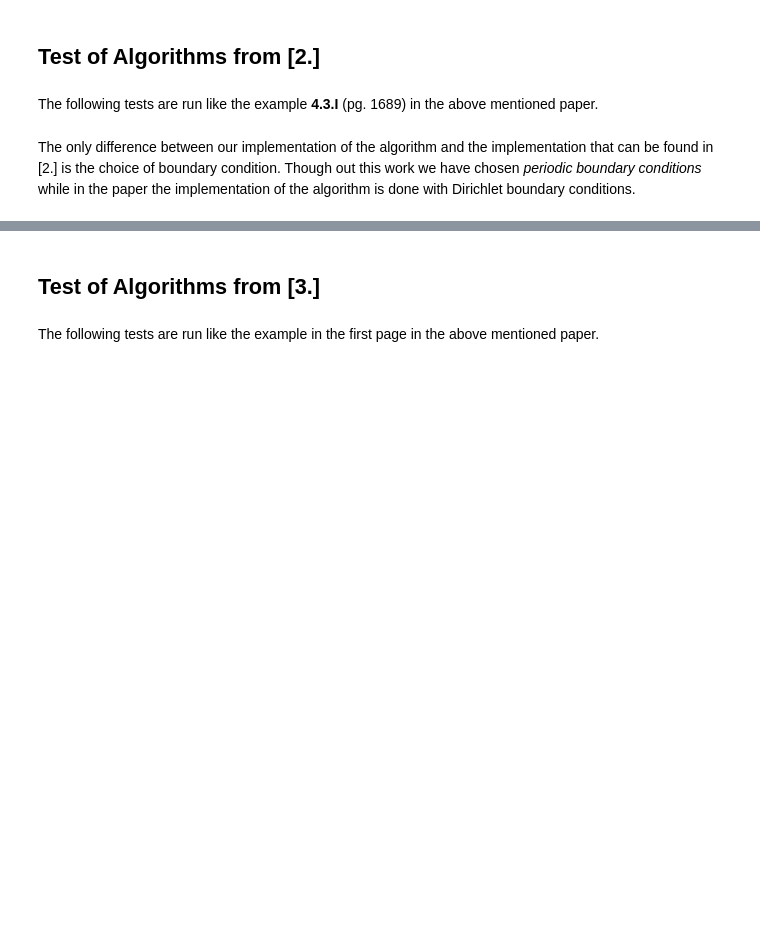
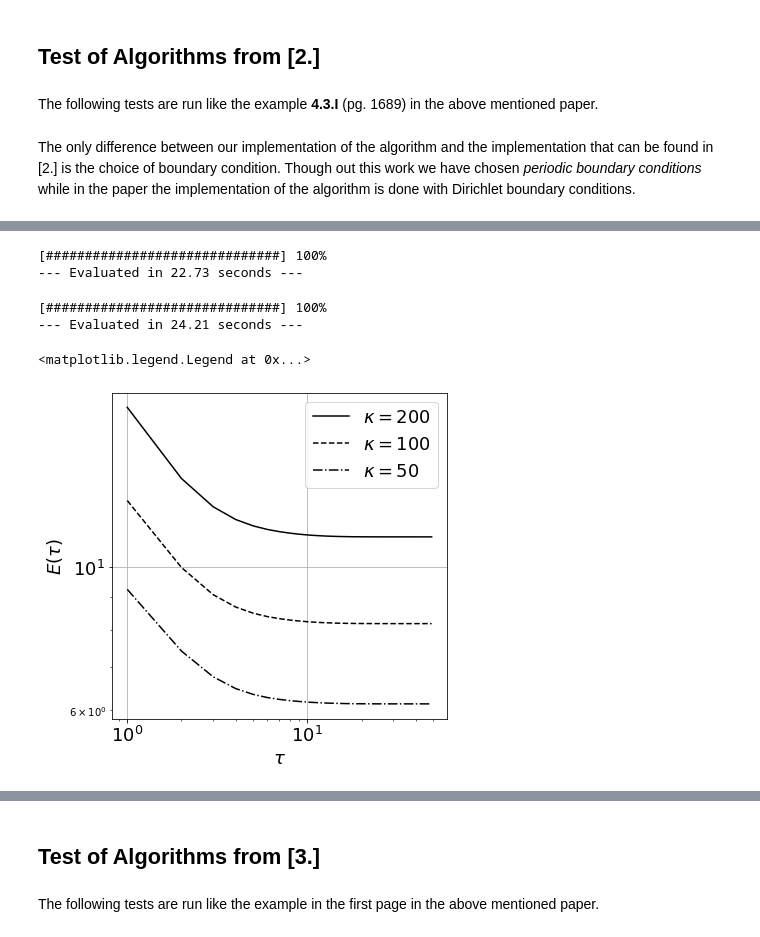
Before and after one commit to mvilucchio/BEC_TSSP, a Jupyter notebook: final_notebook.ipynb, the cells around one changed output, grey strips where cells are left out. Drawn from its saved outputs; the diff is of its cells as text; code cells hidden in the pictures; blank space fills up the shorter version.

```diff
--- a/final_notebook.ipynb
+++ b/final_notebook.ipynb
@@ -159,0 +163,29 @@ print("E: {:.4f} \tmu: {:.4f} \tx_rms: {:.4f} \ty_rms: {:.4f}".format(E[-1], mu_
+# %%
+start_time = time.time()
+t_2, X_2, Y_2, psi_2 = gp.td_tssp_2d_pbc(M_2, N, saving_time, x_range, y_range, psi0, potential, dt, beta_2, eps)
+end_time = time.time()
+print("--- Evaluated in {:.2f} seconds ---".format(end_time - start_time))
+# %% [output]
+[##############################] 100%
+--- Evaluated in 22.73 seconds ---
+# %%
+M_2 = 16*8
+N = 10000
+x_range = [-8, 8]
+y_range = [-4, 4]
+gx = 1
+gy = 4
+saving_time = 50
+potential = lambda x, y: 0.5*(gx**2*x**2 + gy**2*y**2)
+psi0 = lambda x, y: (gx*gy)**(1/4) * np.exp(-(gx**2*x**2+gy**2*y**2)/2) / np.pi**(1/2)
+beta_3 = 50.
+dt = 0.001
+eps = 1
+# %%
+start_time = time.time()
+t_3, X_3, Y_3, psi_3 = gp.td_tssp_2d_pbc(M_2, N, saving_time, x_range, y_range, psi0, potential, dt, beta_3, eps)
+end_time = time.time()
+print("--- Evaluated in {:.2f} seconds ---".format(end_time - start_time))
+# %% [output]
+[##############################] 100%
+--- Evaluated in 24.21 seconds ---
@@ -159,0 +276,22 @@ print("E: {:.4f} \tmu: {:.4f} \tx_rms: {:.4f} \ty_rms: {:.4f}".format(E[-1], mu_
+# %%
+conv_E_fig = plane_plotter([t[1:int(len(t)/4)], t_2[1:int(len(t_2)/4)], t_3[1:int(len(t_3)/4)]],
+                              [E[1:int(len(t)/4)], E_2[1:int(len(t_2)/4)], E_3[1:int(len(t_3)/4)]],
+                              x_label=r'$\tau$', y_label=r'$E(\tau)$', show_plot=False)
+
+conv_E_ax = conv_E_fig.gca()
+
+for tick in conv_E_ax.xaxis.get_major_ticks():
+                tick.label.set_fontsize(18)
+for tick in conv_E_ax.yaxis.get_major_ticks():
+                tick.label.set_fontsize(18)
+conv_E_ax.xaxis.label.set_fontsize(18)
+conv_E_ax.yaxis.label.set_fontsize(18)
+conv_E_ax.title.set_fontsize(18)
+
+conv_E_ax.set_xscale('log')
+conv_E_ax.set_yscale('log')
+
+conv_E_ax.legend((r'$\kappa=200$', r'$\kappa=100$', r'$\kappa=50$', r'$\kappa=25$'), prop={'size': 18})
+# %% [output]
+<matplotlib.legend.Legend at 0x...>
+[figure, added]
```
Also changed, not shown: parts of 47 cells of this notebook.
